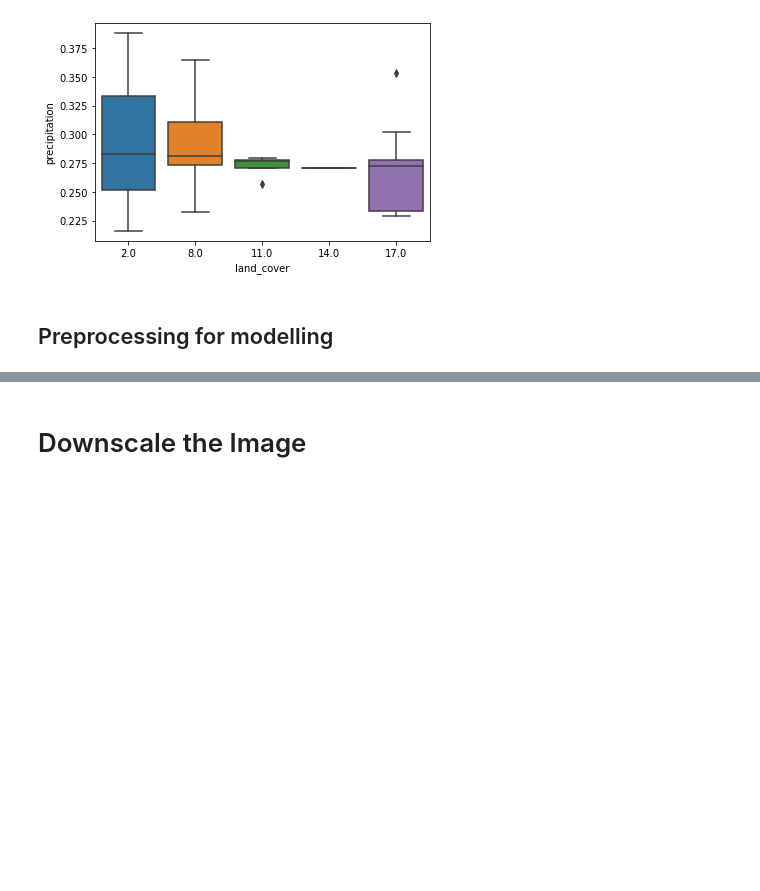
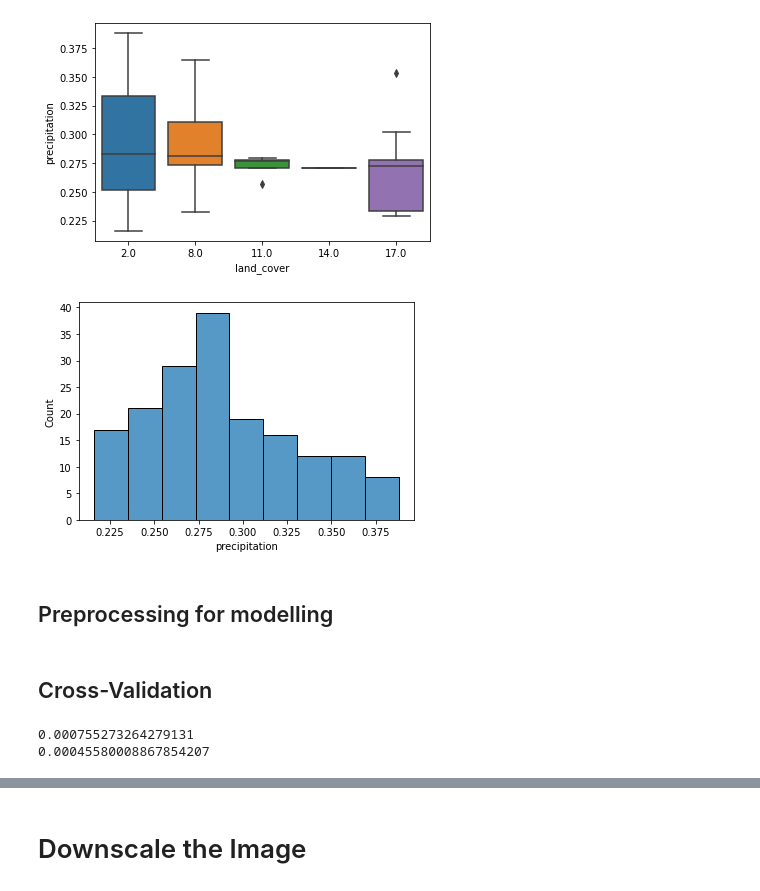
Before and after one commit to khalidmeister/trmm-downscaling, a Jupyter notebook: code_downscaling.ipynb, the cells around one changed output, grey strips where cells are left out. Saved outputs shown, nothing was run; the diff lists cells and outputs as text; code cells hidden in the pictures; blank space fills up the shorter version.

```diff
--- a/code_downscaling.ipynb
+++ b/code_downscaling.ipynb
@@ -621,5 +649,10 @@ sns.boxplot(data=final_df, x='land_cover', y='precipitation')
 plt.show()
 # %% [output]
 [figure]
+# %%
+sns.histplot(data=data_for_modeling, x='precipitation')
+plt.show()
+# %% [output]
+[figure, added]
 # %% [markdown]
 ## Preprocessing for modelling
@@ -630,0 +673,25 @@ y = final_df[['precipitation']].values
+# %% [markdown]
+## Cross-Validation
+# %%
+from sklearn.model_selection import GridSearchCV, KFold
+from sklearn.ensemble import RandomForestRegressor
+from sklearn.metrics import mean_squared_error
+
+kfold = KFold(n_splits=10)
+mse = []
+
+for train_idx, val_idx in kfold.split(X, y):
+  X_train, y_train = X[train_idx], y[train_idx].ravel()
+  X_val, y_val = X[val_idx], y[val_idx].ravel()
+
+  model = RandomForestRegressor()
+  model.fit(X_train, y_train)
+  y_pred = model.predict(X_val)
+  mse.append(mean_squared_error(y_val, y_pred))
+
+mse = np.array(mse)
+print(mse.mean())
+print(mse.std())
+# %% [output]
+0.000755273264279131
+0.00045580008867854207
```
Also changed, not shown: parts of 31 cells of this notebook.
